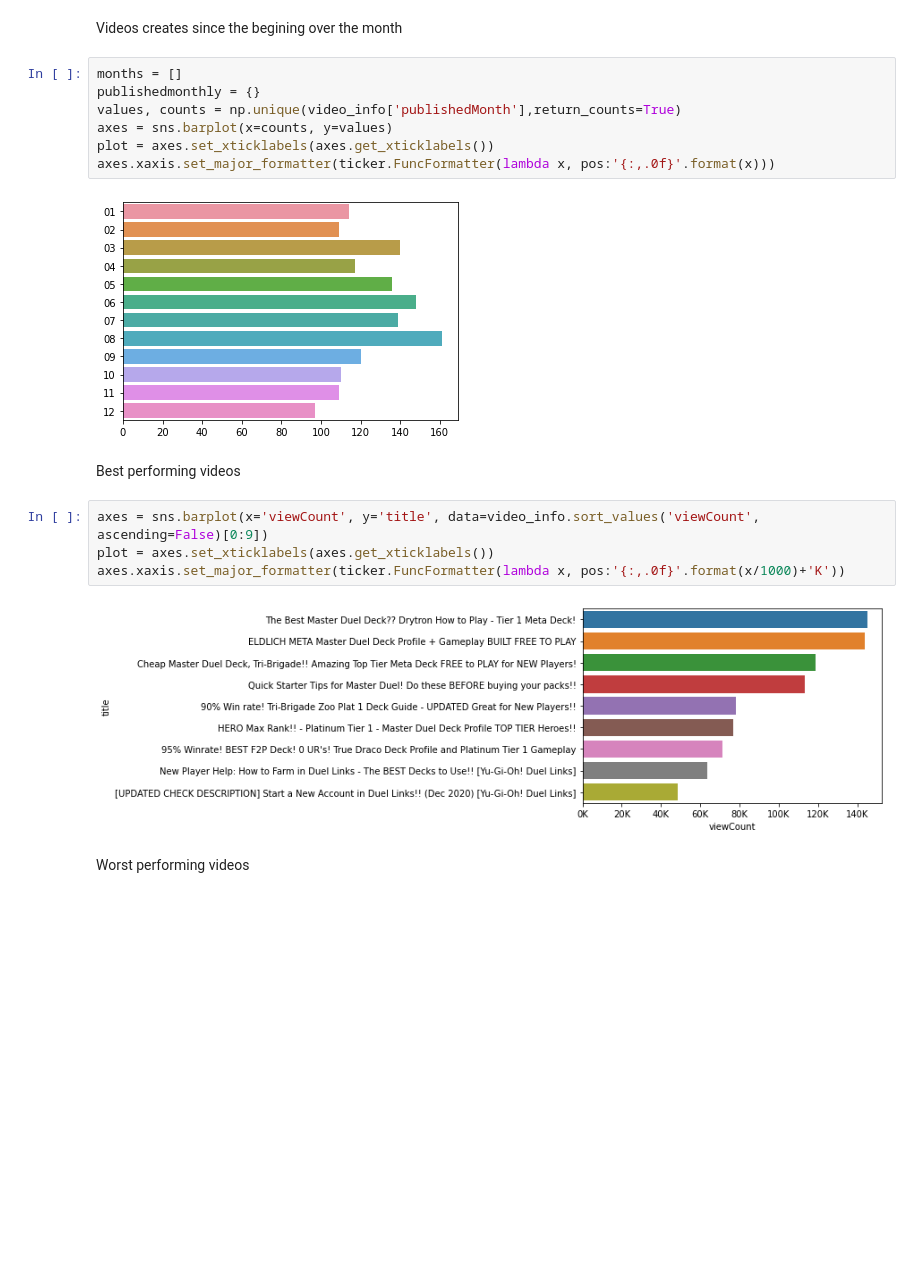
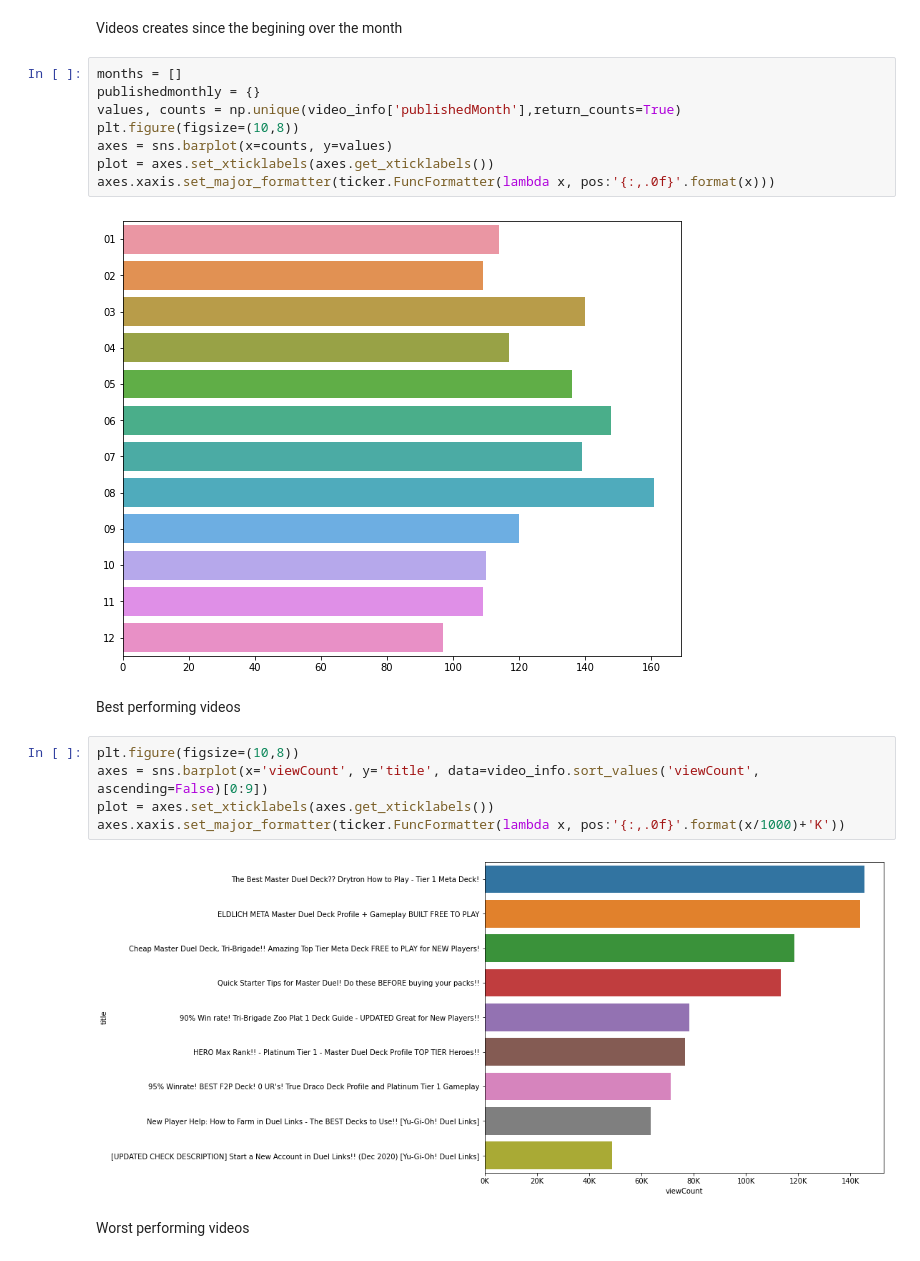
Before and after one commit to burimvrella/youtubeAPI, a Jupyter notebook: YoutubeDataMining.ipynb, the cells around one changed output. Drawn from its saved outputs; the diff is of its cells as text; blank space fills up the shorter version.

```diff
--- a/YoutubeDataMining.ipynb
+++ b/YoutubeDataMining.ipynb
@@ -242,20 +230,22 @@ Videos creates since the begining over the month
 # %%
 months = []
 publishedmonthly = {}
 values, counts = np.unique(video_info['publishedMonth'],return_counts=True)
+plt.figure(figsize=(10,8))
 axes = sns.barplot(x=counts, y=values)
 plot = axes.set_xticklabels(axes.get_xticklabels())
 axes.xaxis.set_major_formatter(ticker.FuncFormatter(lambda x, pos:'{:,.0f}'.format(x)))
 # %% [output]
-[figure, old version]
+[figure, new version]
 # %% [markdown]
 Best performing videos
 # %%
+plt.figure(figsize=(10,8))
 axes = sns.barplot(x='viewCount', y='title', data=video_info.sort_values('viewCount', ascending=False)[0:9])
 plot = axes.set_xticklabels(axes.get_xticklabels())
 axes.xaxis.set_major_formatter(ticker.FuncFormatter(lambda x, pos:'{:,.0f}'.format(x/1000)+'K'))
 # %% [output]
-[figure, old version]
+[figure, new version]
 # %% [markdown]
 Worst performing videos
 # %%
```
Also changed, not shown: parts of 7 cells of this notebook.
